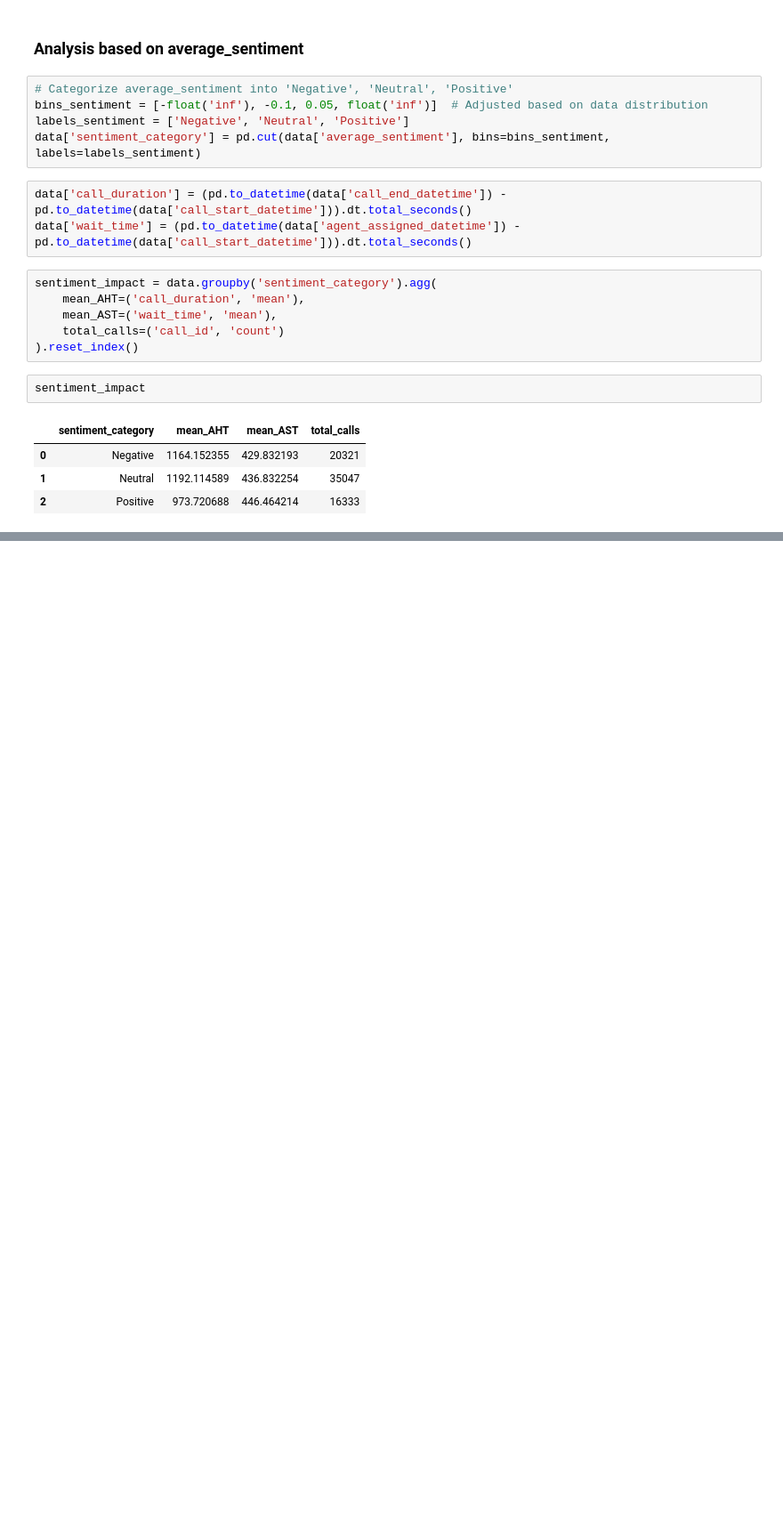
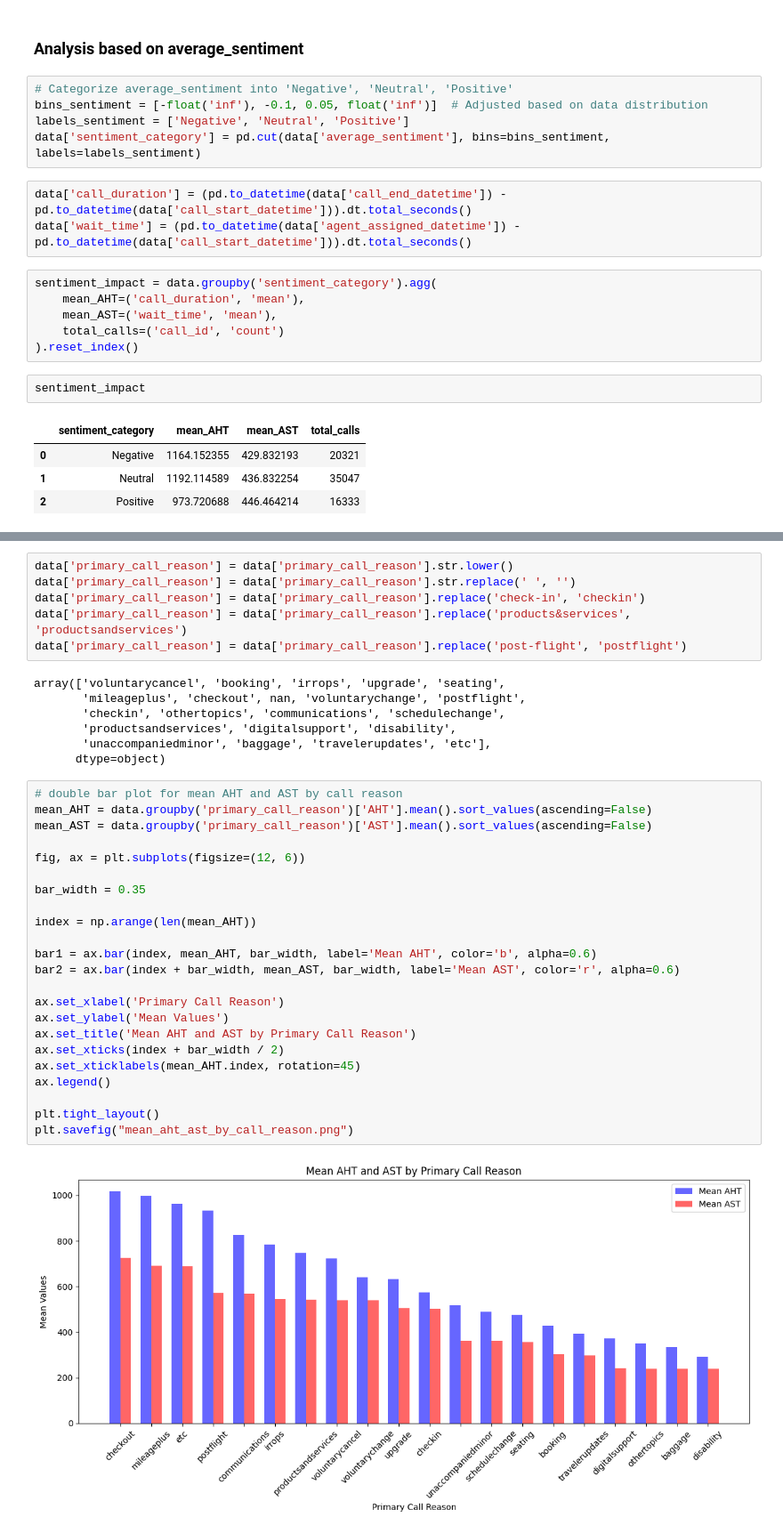
Before and after one commit to tejpal-ritish/Skyhack, a Jupyter notebook: skyhack.ipynb, the cells around one changed output, grey strips where cells are left out. Shown: that part at 89% size. Drawn from its saved outputs; the diff is of its cells as text; blank space fills up the shorter version.

```diff
--- a/skyhack.ipynb
+++ b/skyhack.ipynb
@@ -420,2 +286,40 @@ plt.show()
 # %% [output]
 [figure]
+# %%
+data['primary_call_reason'] = data['primary_call_reason'].str.lower()
+data['primary_call_reason'] = data['primary_call_reason'].str.replace(' ', '')
+data['primary_call_reason'] = data['primary_call_reason'].replace('check-in', 'checkin')
+data['primary_call_reason'] = data['primary_call_reason'].replace('products&services', 'productsandservices')
+data['primary_call_reason'] = data['primary_call_reason'].replace('post-flight', 'postflight')
+# %% [output]
+array(['voluntarycancel', 'booking', 'irrops', 'upgrade', 'seating',
+       'mileageplus', 'checkout', nan, 'voluntarychange', 'postflight',
+       'checkin', 'othertopics', 'communications', 'schedulechange',
+       'productsandservices', 'digitalsupport', 'disability',
+       'unaccompaniedminor', 'baggage', 'travelerupdates', 'etc'],
+      dtype=object)
+# %%
+# double bar plot for mean AHT and AST by call reason
+mean_AHT = data.groupby('primary_call_reason')['AHT'].mean().sort_values(ascending=False)
+mean_AST = data.groupby('primary_call_reason')['AST'].mean().sort_values(ascending=False)
+
+fig, ax = plt.subplots(figsize=(12, 6))
+
+bar_width = 0.35
+
+index = np.arange(len(mean_AHT))
+
+bar1 = ax.bar(index, mean_AHT, bar_width, label='Mean AHT', color='b', alpha=0.6)
+bar2 = ax.bar(index + bar_width, mean_AST, bar_width, label='Mean AST', color='r', alpha=0.6)
+
+ax.set_xlabel('Primary Call Reason')
+ax.set_ylabel('Mean Values')
+ax.set_title('Mean AHT and AST by Primary Call Reason')
+ax.set_xticks(index + bar_width / 2)
+ax.set_xticklabels(mean_AHT.index, rotation=45)
+ax.legend()
+
+plt.tight_layout()
+plt.savefig("mean_aht_ast_by_call_reason.png")
+# %% [output]
+[figure, added]
```
Also changed, not shown: parts of 12 cells of this notebook.
